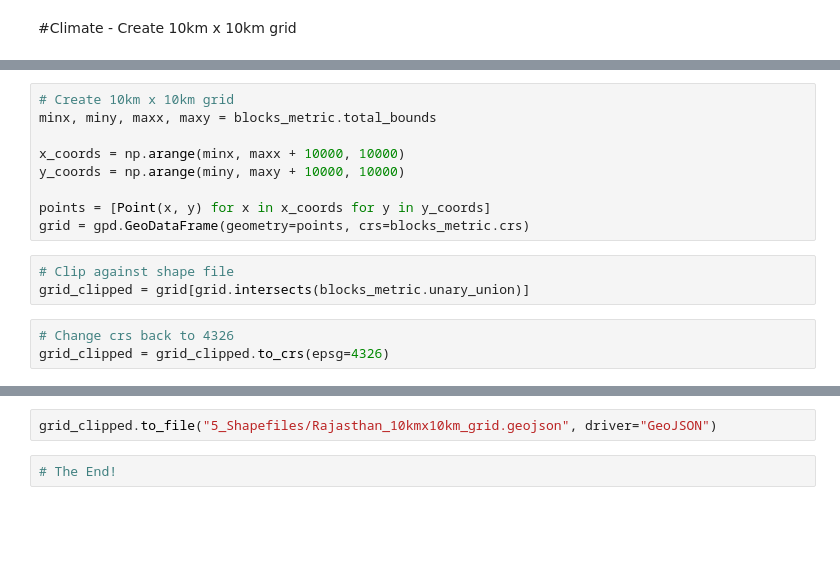
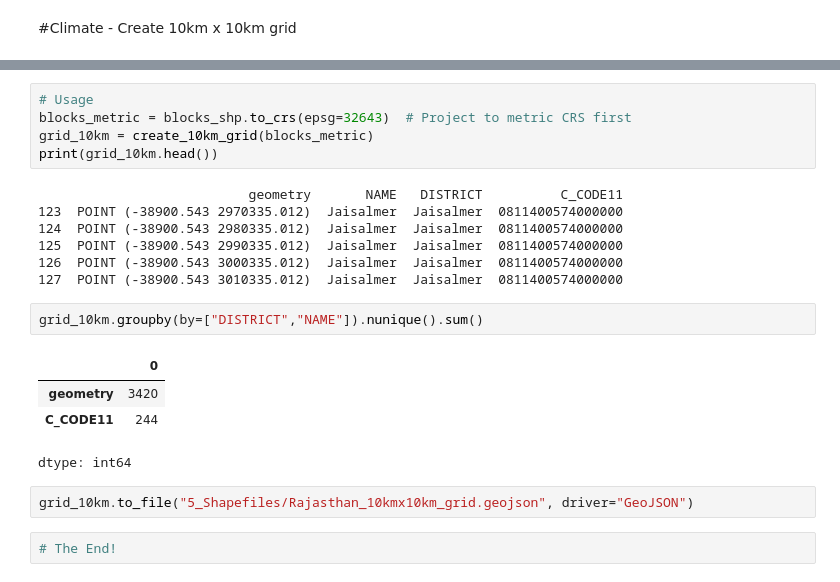
Before and after one commit to anujavenkatachalam04/chvi_vbd_rj, a Jupyter notebook: notebooks/create_10kmx10km_grid.ipynb, the cells around one changed output, grey strips where cells are left out. Drawn from its saved outputs; the diff is of its cells as text; blank space fills up the shorter version.

```diff
--- a/notebooks/create_10kmx10km_grid.ipynb
+++ b/notebooks/create_10kmx10km_grid.ipynb
@@ -54,15 +50,0 @@ blocks_metric = blocks_shp.to_crs(epsg=32643)
-# %%
-# Create 10km x 10km grid
-minx, miny, maxx, maxy = blocks_metric.total_bounds
-
-x_coords = np.arange(minx, maxx + 10000, 10000)
-y_coords = np.arange(miny, maxy + 10000, 10000)
-
-points = [Point(x, y) for x in x_coords for y in y_coords]
-grid = gpd.GeoDataFrame(geometry=points, crs=blocks_metric.crs)
-# %%
-# Clip against shape file
-grid_clipped = grid[grid.intersects(blocks_metric.unary_union)]
-# %%
-# Change crs back to 4326
-grid_clipped = grid_clipped.to_crs(epsg=4326)
@@ -69,4 +90,23 @@ grid_clipped = grid_clipped.to_crs(epsg=4326)
+# %%
+# Usage
+blocks_metric = blocks_shp.to_crs(epsg=32643)  # Project to metric CRS first
+grid_10km = create_10km_grid(blocks_metric)
+print(grid_10km.head())
+# %% [output]
+                           geometry       NAME   DISTRICT          C_CODE11
+123  POINT (-38900.543 2970335.012)  Jaisalmer  Jaisalmer  0811400574000000
+124  POINT (-38900.543 2980335.012)  Jaisalmer  Jaisalmer  0811400574000000
+125  POINT (-38900.543 2990335.012)  Jaisalmer  Jaisalmer  0811400574000000
+126  POINT (-38900.543 3000335.012)  Jaisalmer  Jaisalmer  0811400574000000
+127  POINT (-38900.543 3010335.012)  Jaisalmer  Jaisalmer  0811400574000000
+# %%
+grid_10km.groupby(by=["DISTRICT","NAME"]).nunique().sum()
+# %% [output]
+|  | 0 |
+| geometry | 3420 |
+| C_CODE11 | 244 |
+dtype: int64
 # %%
-grid_clipped.to_file("5_Shapefiles/Rajasthan_10kmx10km_grid.geojson", driver="GeoJSON")
+grid_10km.to_file("5_Shapefiles/Rajasthan_10kmx10km_grid.geojson", driver="GeoJSON")
 # %%
 # The End!
```
Also changed, not shown: parts of 3 cells of this notebook.
